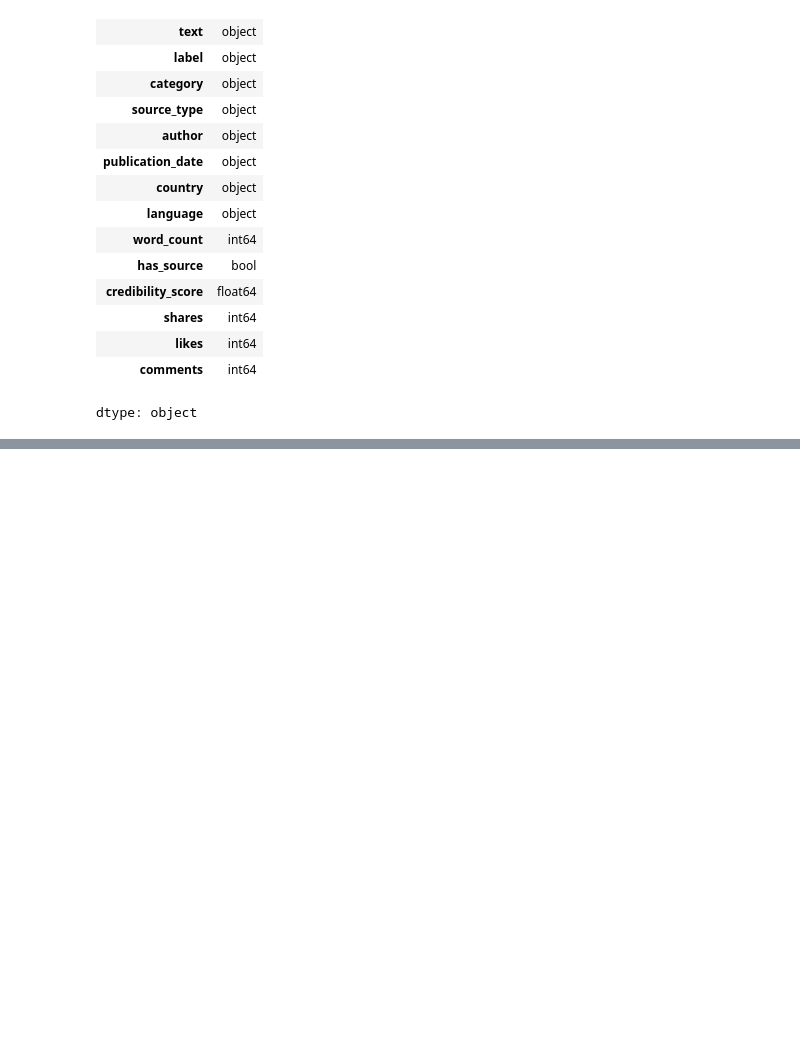
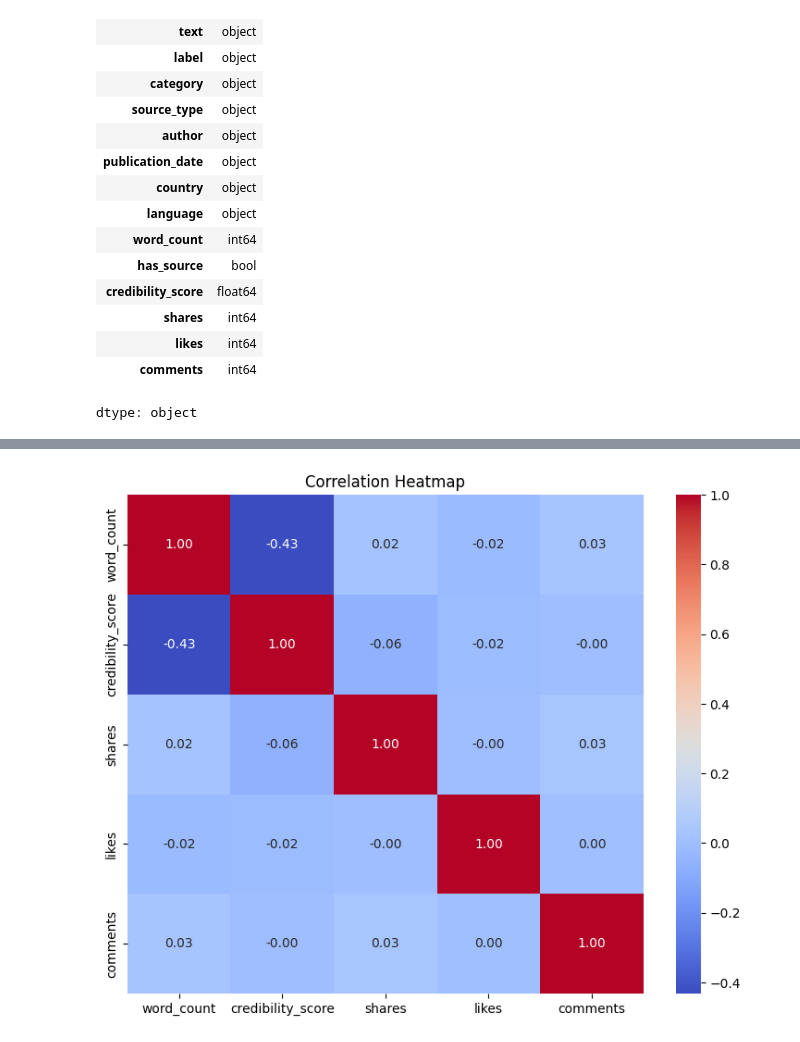
Before and after one commit to prachiandhale/The-Predictors, a Jupyter notebook: Model Train_1.ipynb, the cells around one changed output, grey strips where cells are left out. Cells and saved outputs as stored; diff of their text form; code cells hidden in the pictures; blank space fills up the shorter version.

```diff
--- a/Model Train_1.ipynb
+++ b/Model Train_1.ipynb
@@ -111,0 +133,20 @@ dtype: object
+# %%
+numeric_columns = [
+    "word_count",
+    "credibility_score",
+    "shares",
+    "likes",
+    "comments"
+]
+correlation = df[numeric_columns].corr()
+plt.figure(figsize=(9, 7))
+sns.heatmap(
+    correlation,
+    annot=True,
+    fmt=".2f",
+    cmap="coolwarm"
+)
+plt.title("Correlation Heatmap")
+plt.show()
+# %% [output]
+[figure, added]
```
Also changed, not shown: parts of 3 cells of this notebook.
